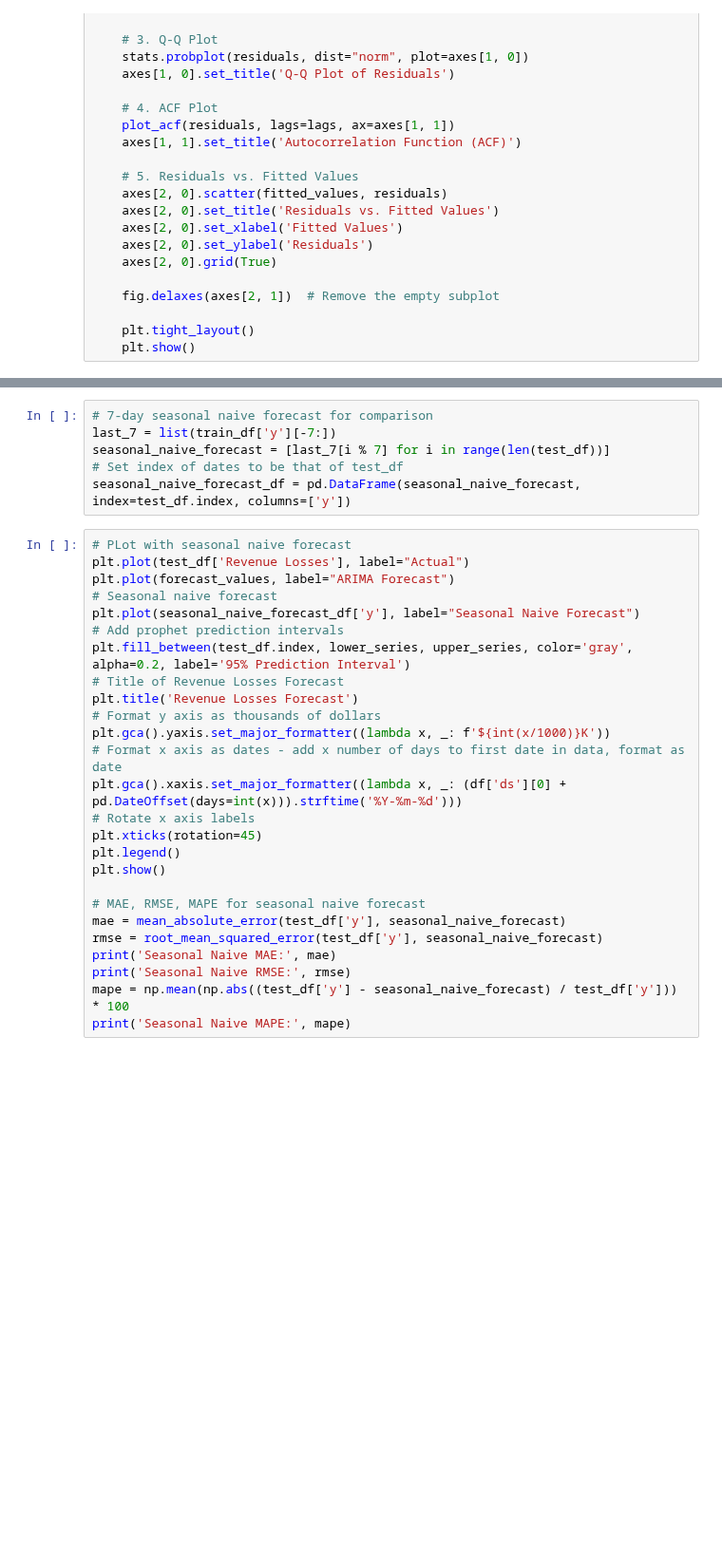
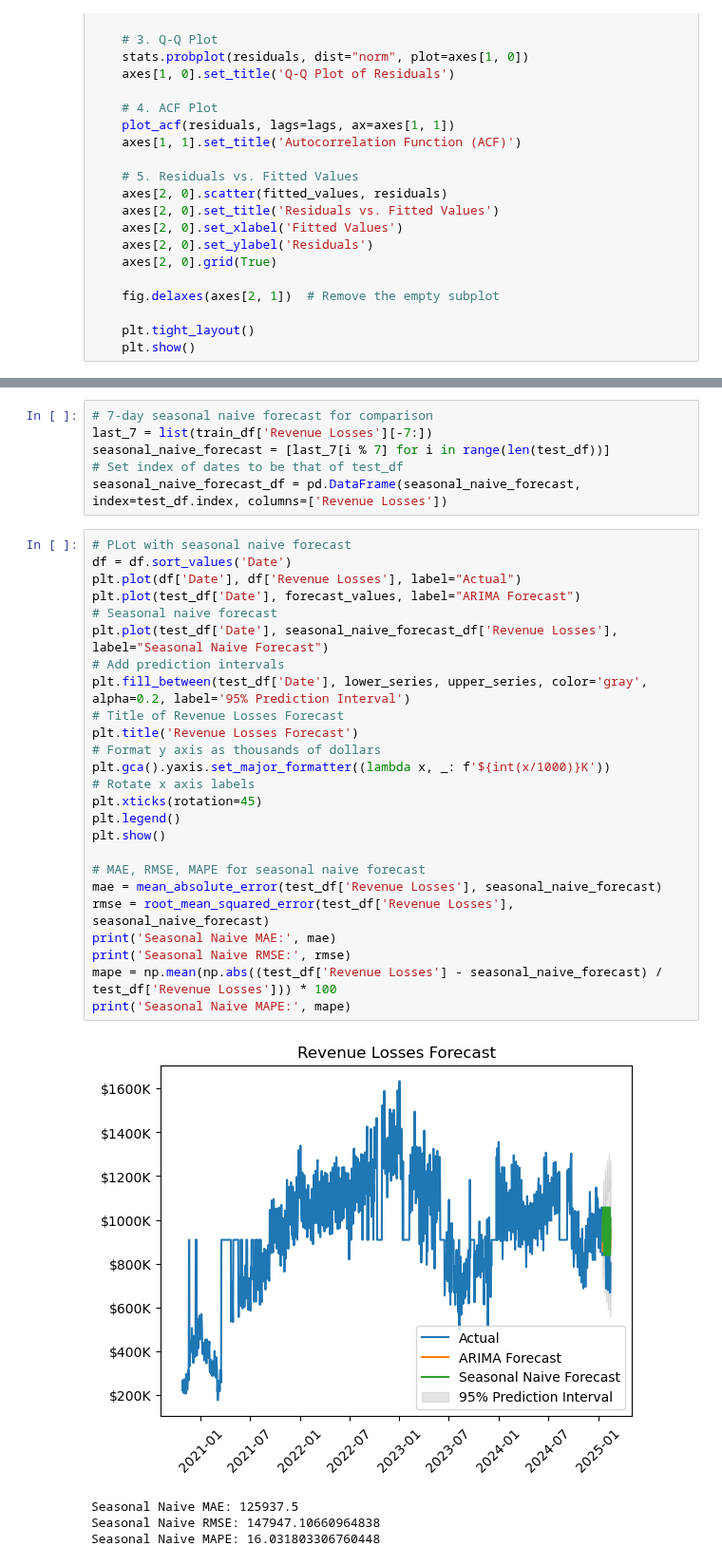
Before and after one commit to ijyliu/mcbroken-forecasting, a Jupyter notebook: Experimental Notebooks/Forecasts/ARIMA.ipynb, the cells around one changed output, grey strips where cells are left out. Shown at 95% size. Drawn from its saved outputs; the diff is of its cells as text; blank space fills up the shorter version.

```diff
--- a/Experimental Notebooks/Forecasts/ARIMA.ipynb
+++ b/Experimental Notebooks/Forecasts/ARIMA.ipynb
@@ -163,32 +257,36 @@ print('MAPE:', mape)
 # %%
 # 7-day seasonal naive forecast for comparison
-last_7 = list(train_df['y'][-7:])
+last_7 = list(train_df['Revenue Losses'][-7:])
 seasonal_naive_forecast = [last_7[i % 7] for i in range(len(test_df))]
 # Set index of dates to be that of test_df
-seasonal_naive_forecast_df = pd.DataFrame(seasonal_naive_forecast, index=test_df.index, columns=['y'])
+seasonal_naive_forecast_df = pd.DataFrame(seasonal_naive_forecast, index=test_df.index, columns=['Revenue Losses'])
 # %%
 # PLot with seasonal naive forecast
-plt.plot(test_df['Revenue Losses'], label="Actual")
-plt.plot(forecast_values, label="ARIMA Forecast")
+df = df.sort_values('Date')
+plt.plot(df['Date'], df['Revenue Losses'], label="Actual")
+plt.plot(test_df['Date'], forecast_values, label="ARIMA Forecast")
 # Seasonal naive forecast
-plt.plot(seasonal_naive_forecast_df['y'], label="Seasonal Naive Forecast")
-# Add prophet prediction intervals
-plt.fill_between(test_df.index, lower_series, upper_series, color='gray', alpha=0.2, label='95% Prediction Interval')
+plt.plot(test_df['Date'], seasonal_naive_forecast_df['Revenue Losses'], label="Seasonal Naive Forecast")
+# Add prediction intervals
+plt.fill_between(test_df['Date'], lower_series, upper_series, color='gray', alpha=0.2, label='95% Prediction Interval')
 # Title of Revenue Losses Forecast
 plt.title('Revenue Losses Forecast')
 # Format y axis as thousands of dollars
 plt.gca().yaxis.set_major_formatter((lambda x, _: f'${int(x/1000)}K'))
-# Format x axis as dates - add x number of days to first date in data, format as date
-plt.gca().xaxis.set_major_formatter((lambda x, _: (df['ds'][0] + pd.DateOffset(days=int(x))).strftime('%Y-%m-%d')))
 # Rotate x axis labels
 plt.xticks(rotation=45)
 plt.legend()
 plt.show()
 
 # MAE, RMSE, MAPE for seasonal naive forecast
-mae = mean_absolute_error(test_df['y'], seasonal_naive_forecast)
-rmse = root_mean_squared_error(test_df['y'], seasonal_naive_forecast)
+mae = mean_absolute_error(test_df['Revenue Losses'], seasonal_naive_forecast)
+rmse = root_mean_squared_error(test_df['Revenue Losses'], seasonal_naive_forecast)
 print('Seasonal Naive MAE:', mae)
 print('Seasonal Naive RMSE:', rmse)
-mape = np.mean(np.abs((test_df['y'] - seasonal_naive_forecast) / test_df['y'])) * 100
+mape = np.mean(np.abs((test_df['Revenue Losses'] - seasonal_naive_forecast) / test_df['Revenue Losses'])) * 100
 print('Seasonal Naive MAPE:', mape)
+# %% [output]
+[figure, added]
+Seasonal Naive MAE: 125937.5
+Seasonal Naive RMSE: 147947.10660964838
+Seasonal Naive MAPE: 16.031803306760448
```
Also changed, not shown: parts of 15 cells of this notebook, 3 other files.
